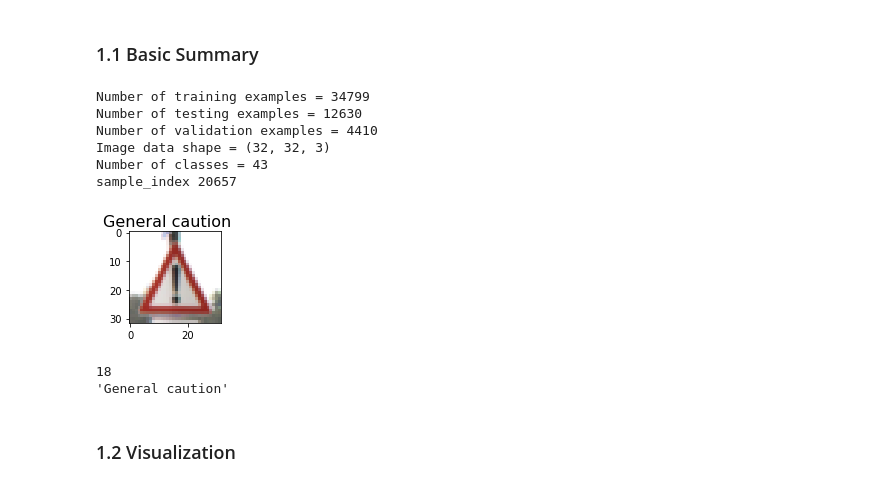
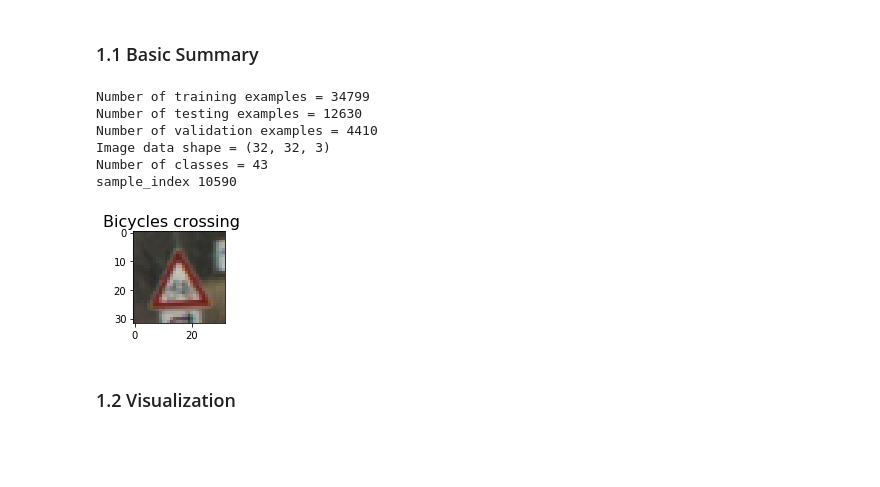
Before and after one commit to jinhuangpublic/sdcnd-udacity, a Jupyter notebook: project03 traffic sign classifier/main.ipynb, the cells around one changed output. Drawn from its saved outputs; the diff is of its cells as text; code cells hidden in the pictures; blank space fills up the shorter version.

```diff
--- a/project03 traffic sign classifier/main.ipynb
+++ b/project03 traffic sign classifier/main.ipynb
@@ -93,45 +93,35 @@ X_test, y_test = test['features'], test['labels']
 n_train = X_train.shape[0]
 n_valid = X_valid.shape[0]
 n_test = X_test.shape[0]
 
 sample_index = random.randint(0, n_train)
 sample_image = X_train[sample_index, :, :, :]
 image_shape = sample_image.shape
 
 n_classes = np.unique(y_train).shape[0]
 
 sign_names = pd.Series.from_csv("signnames.csv", header=0).to_dict()
 sign_names_arr = []
 for i in range(len(sign_names)):
     sign_names_arr.append(sign_names[i])
 
 
 print("Number of training examples =", n_train)
 print("Number of testing examples =", n_test)
 print("Number of validation examples =", n_valid)
 print("Image data shape =", image_shape)
 print("Number of classes =", n_classes)
 
 print("sample_index", sample_index)
 show_image(sample_image, figsize=(2, 2), title=sign_names[y_train[sample_index]])
-
-def shellquote(s):
-    return "'" + s.replace("'", "'\\''") + "'"
-
-aaa = shellquote(sign_names[y_train[sample_index]])
-print(y_train[sample_index])
-print(aaa)
-mpimg.imsave(f'./data/image1.jpg', sample_image)
 # %% [output]
 Number of training examples = 34799
 Number of testing examples = 12630
 Number of validation examples = 4410
 Image data shape = (32, 32, 3)
 Number of classes = 43
-sample_index 20657
+sample_index 10590
-[figure, old version]
+[figure, new version]
-18
-'General caution'
 # %% [markdown]
 ### 1.2 Visualization
 # %%
```
Also changed, not shown: parts of 14 cells of this notebook, 1 other file.
